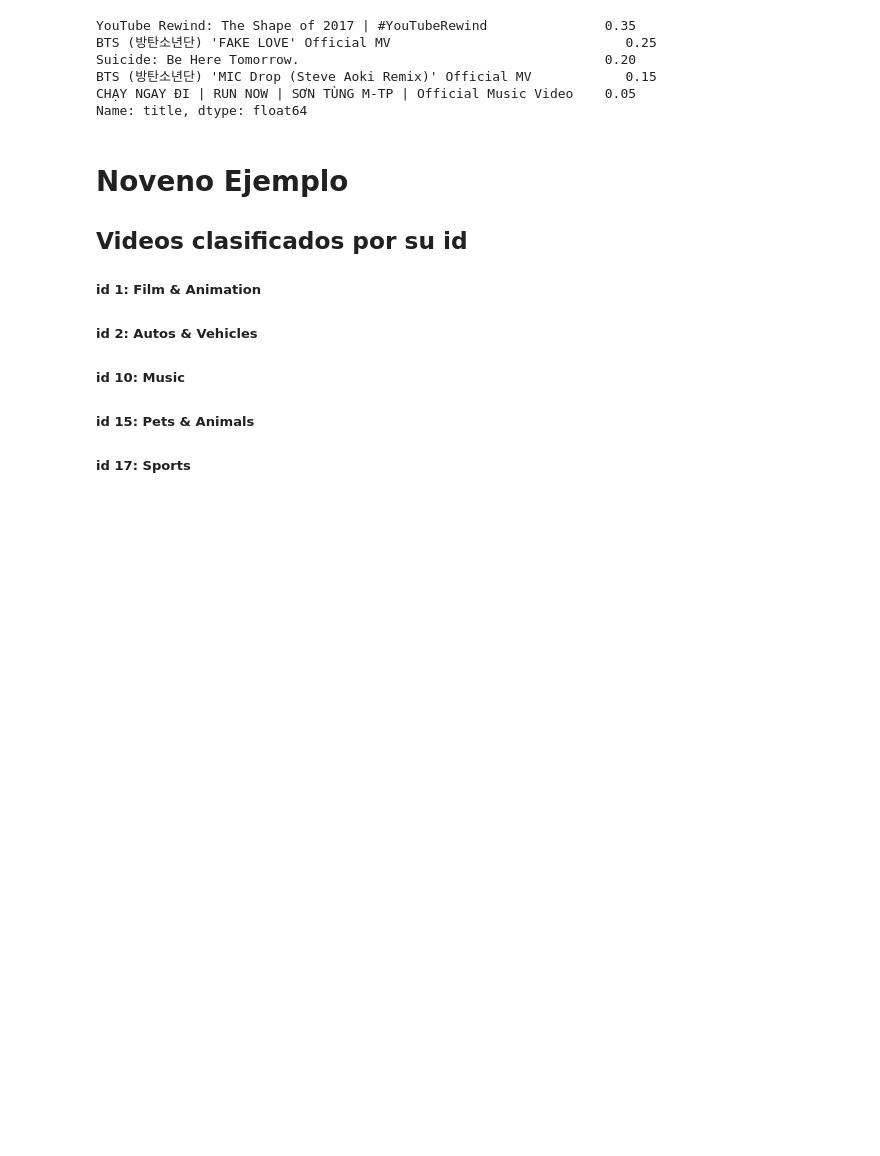
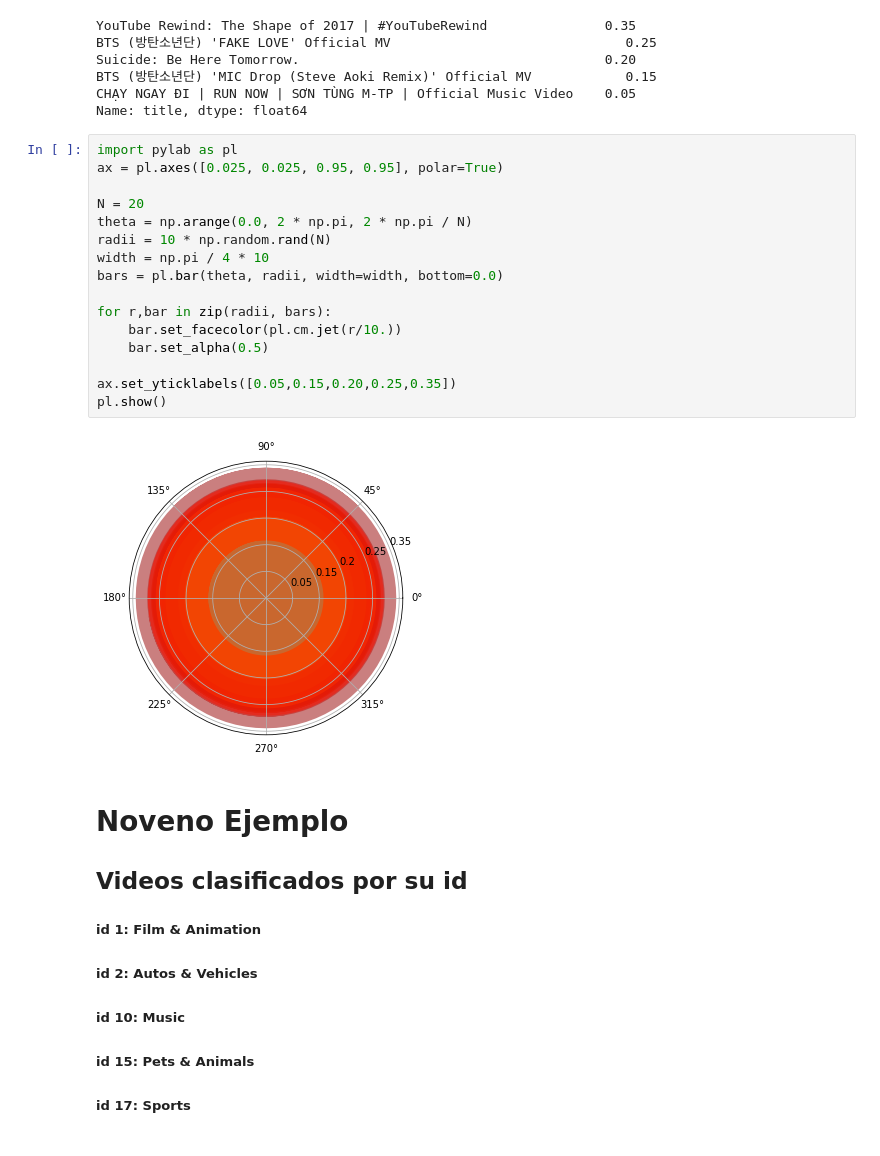
Before and after one commit to 2019-B-GR1-Python/py-alvarado-roman-ronald-francisco, a Jupyter notebook: Proyectos/Proyecto1/Proyecto1_Anlisis.ipynb, the cells around one changed output. Saved outputs shown, nothing was run; the diff lists cells and outputs as text; blank space fills up the shorter version.

```diff
--- a/Proyectos/Proyecto1/Proyecto1_Anlisis.ipynb
+++ b/Proyectos/Proyecto1/Proyecto1_Anlisis.ipynb
@@ -258,6 +301,24 @@ Suicide: Be Here Tomorrow.                                       0.20
 BTS (방탄소년단) 'MIC Drop (Steve Aoki Remix)' Official MV            0.15
 CHẠY NGAY ĐI | RUN NOW | SƠN TÙNG M-TP | Official Music Video    0.05
 Name: title, dtype: float64
+# %%
+import pylab as pl
+ax = pl.axes([0.025, 0.025, 0.95, 0.95], polar=True)
+
+N = 20
+theta = np.arange(0.0, 2 * np.pi, 2 * np.pi / N)
+radii = 10 * np.random.rand(N)
+width = np.pi / 4 * 10
+bars = pl.bar(theta, radii, width=width, bottom=0.0)
+
+for r,bar in zip(radii, bars):
+    bar.set_facecolor(pl.cm.jet(r/10.))
+    bar.set_alpha(0.5)
+
+ax.set_yticklabels([0.05,0.15,0.20,0.25,0.35])
+pl.show()
+# %% [output]
+[figure, added]
 # %% [markdown]
 # Noveno Ejemplo
 ## Videos clasificados por su id
```
Also changed, not shown: parts of 12 cells of this notebook, 5 other files.
